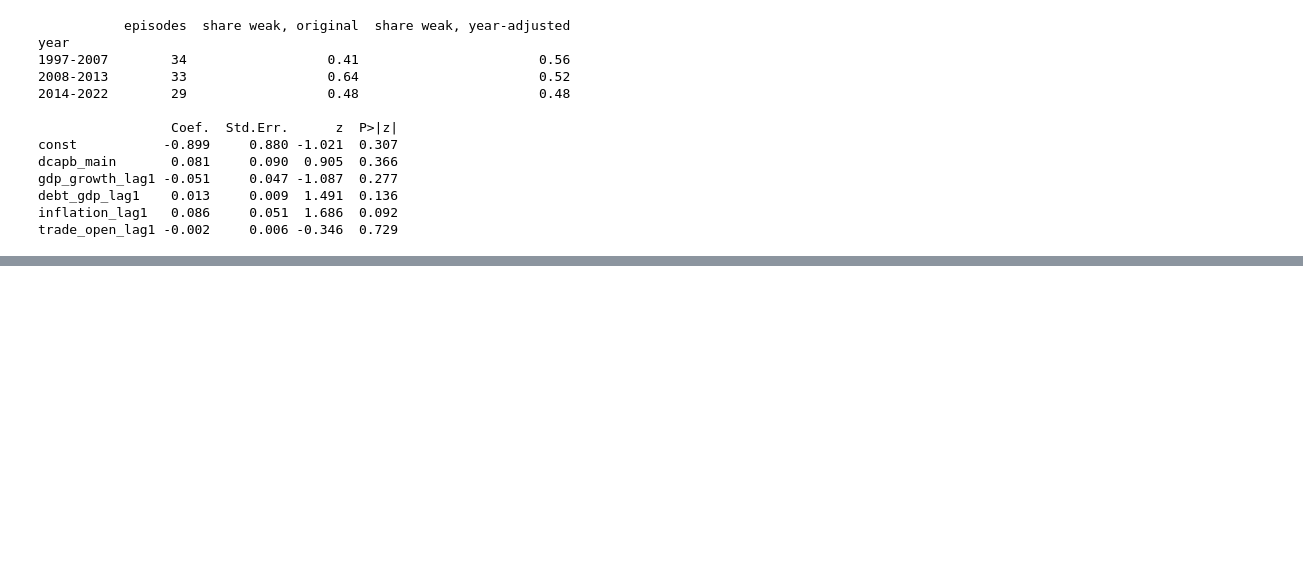
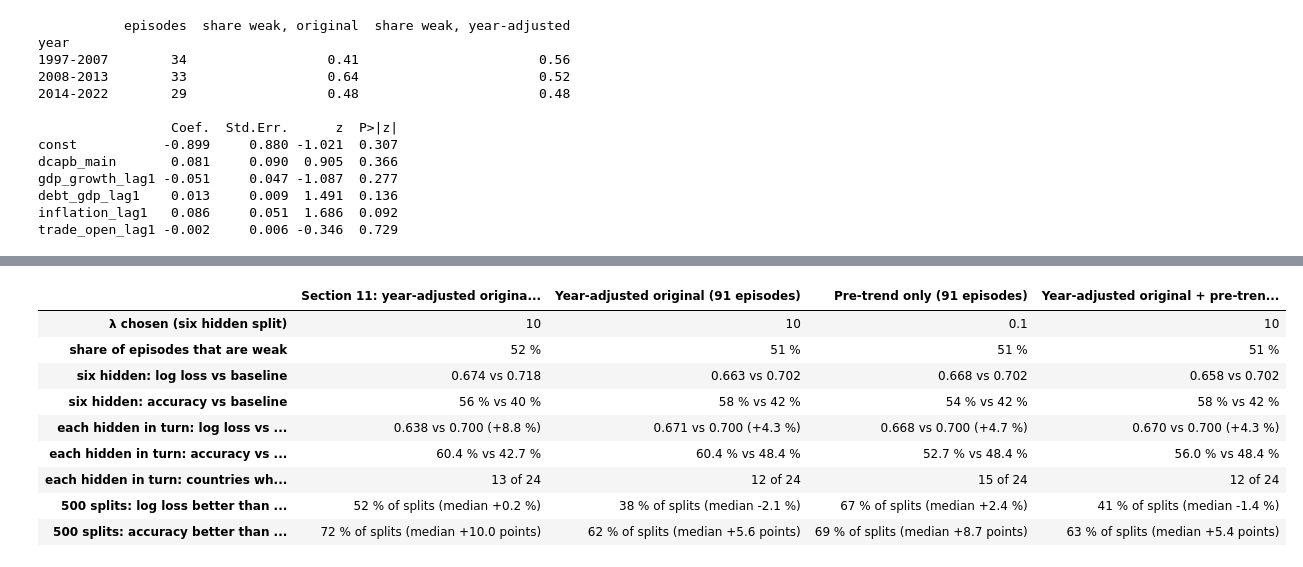
Before and after one commit to penelopemichou/austerity-ml, a Jupyter notebook: notebooks/ML03_logistic_regression_episode_classifier.ipynb, the cells around one changed output, grey strips where cells are left out. Saved outputs shown, nothing was run; the diff lists cells and outputs as text; code cells hidden in the pictures; blank space fills up the shorter version.

```diff
--- a/notebooks/ML03_logistic_regression_episode_classifier.ipynb
+++ b/notebooks/ML03_logistic_regression_episode_classifier.ipynb
@@ -530,0 +556,28 @@ trade_open_lag1 -0.002     0.006 -0.346  0.729
+# %%
+# TFP growth before the episode, t-3 -> t-1, built within country
+pre = df.sort_values([COUNTRY, YEAR]).assign(log_tfp=lambda d: np.log(d[TFP]))
+pre[PRE] = 100 * (pre.groupby(COUNTRY)["log_tfp"].shift(1) - pre.groupby(COUNTRY)["log_tfp"].shift(3))
+rows_pre = rows.merge(pre[[COUNTRY, YEAR, PRE]], on=[COUNTRY, YEAR], how="left")
+
+# The yearly medians still use every training-country row; only episodes without t-3 are dropped
+lost = rows_pre[(rows_pre[DCAPB] >= 1.5) & rows_pre[PRE].isna()]
+all_p, _, _ = make_split([], rows_pre, by_year=True)
+print(f"Episodes lost because TFP at t-3 is missing: {len(lost)} of {len(episodes)}:",
+      ", ".join(f"{c} {y}" for c, y in zip(lost[COUNTRY], lost[YEAR])))
+print(f"Episodes kept: {len(all_p)} in {all_p[COUNTRY].nunique()} countries, share weak {all_p['weak'].mean():.2f}")
+
+train_p, test_p, _ = make_split(test_countries, rows_pre, by_year=True)
+print(f"Training episodes: {len(train_p)}, share weak {train_p['weak'].mean():.2f}")
+print(f"Hidden-country episodes: {len(test_p)}, share weak {test_p['weak'].mean():.2f}")
+print(f"Pre-trend relative to its year (training episodes): median {train_p[PRE_REL].median():.2f}, "
+      f"from {train_p[PRE_REL].min():.2f} to {train_p[PRE_REL].max():.2f} percentage points")
+
+PRE_MODELS = {"Year-adjusted original": INPUTS,
+              "Pre-trend only": [PRE_REL],
+              "Year-adjusted original + pre-trend": INPUTS + [PRE_REL]}
+
+# α picked again for every λ, on the largest model's training rows (same rule as section 6)
+mu_p, sigma_p = fit_scaler(train_p, INPUTS + [PRE_REL])
+alpha_pre = {l: pick_alpha(scale(train_p, INPUTS + [PRE_REL], mu_p, sigma_p), train_p["weak"].to_numpy(), lam=l)[0] for l in LAMBDAS}
+print("α for each λ:", alpha_pre, "| same as section 11:", alpha_pre == ALPHA_FOR)
+ALPHA_FOR = alpha_pre
@@ -530,0 +591,21 @@ trade_open_lag1 -0.002     0.006 -0.346  0.729
+# %%
+# The three tests for each model (this cell is the slowest in the notebook: several minutes)
+pre_table = {"Section 11: year-adjusted original, all 96 episodes": compare["Year-adjusted: median of the same year"]}
+for name, inputs in PRE_MODELS.items():
+    l, _ = choose_lambda(train_countries, inputs, rows_pre, by_year=True)
+    s = scores(test_p["weak"].to_numpy(), proba(fit_model(train_p, inputs, l), test_p, inputs), train_p["weak"].mean())
+    ll, acc = many_splits(l, by_year=True, inputs=inputs, frame=rows_pre)
+    pre_table[f"{name} ({len(all_p)} episodes)"] = summary(l, s, leave_one_out(inputs, rows_pre, by_year=True), ll, acc, all_p["weak"].mean())
+pre_table = pd.DataFrame(pre_table)
+pre_table
+# %% [output]
+|  | Section 11: year-adjusted origina... | Year-adjusted original (91 episodes) | Pre-trend only (91 episodes) | Year-adjusted original + pre-tren... |
+| λ chosen (six hidden split) | 10 | 10 | 0.1 | 10 |
+| share of episodes that are weak | 52 % | 51 % | 51 % | 51 % |
+| six hidden: log loss vs baseline | 0.674 vs 0.718 | 0.663 vs 0.702 | 0.668 vs 0.702 | 0.658 vs 0.702 |
+| six hidden: accuracy vs baseline | 56 % vs 40 % | 58 % vs 42 % | 54 % vs 42 % | 58 % vs 42 % |
+| each hidden in turn: log loss vs ... | 0.638 vs 0.700 (+8.8 %) | 0.671 vs 0.700 (+4.3 %) | 0.668 vs 0.700 (+4.7 %) | 0.670 vs 0.700 (+4.3 %) |
+| each hidden in turn: accuracy vs ... | 60.4 % vs 42.7 % | 60.4 % vs 48.4 % | 52.7 % vs 48.4 % | 56.0 % vs 48.4 % |
+| each hidden in turn: countries wh... | 13 of 24 | 12 of 24 | 15 of 24 | 12 of 24 |
+| 500 splits: log loss better than ... | 52 % of splits (median +0.2 %) | 38 % of splits (median -2.1 %) | 67 % of splits (median +2.4 %) | 41 % of splits (median -1.4 %) |
+| 500 splits: accuracy better than ... | 72 % of splits (median +10.0 points) | 62 % of splits (median +5.6 points) | 69 % of splits (median +8.7 points) | 63 % of splits (median +5.4 points) |
```
Also changed, not shown: parts of 10 cells of this notebook, 6 other files.
